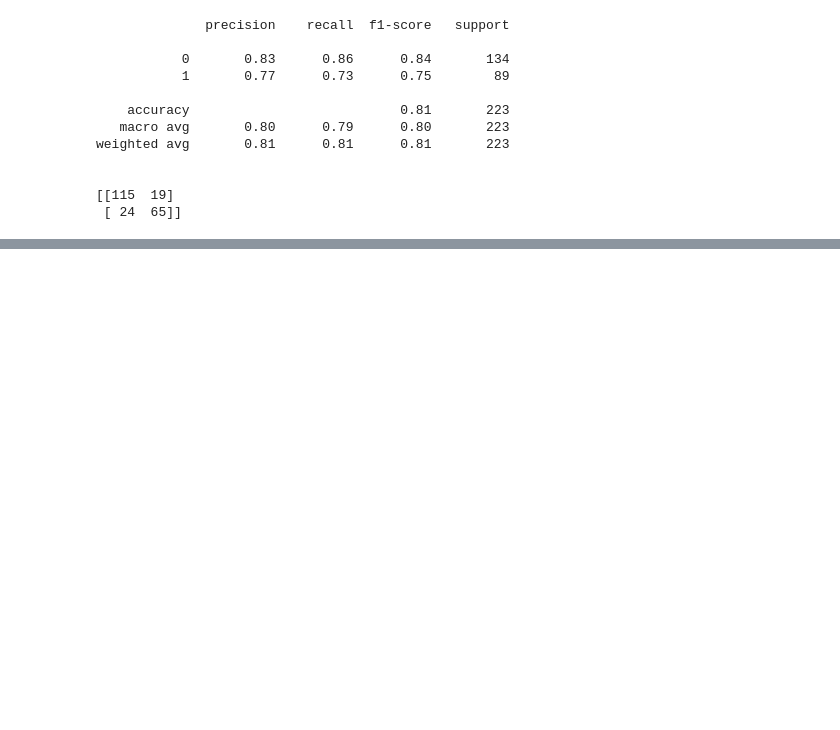
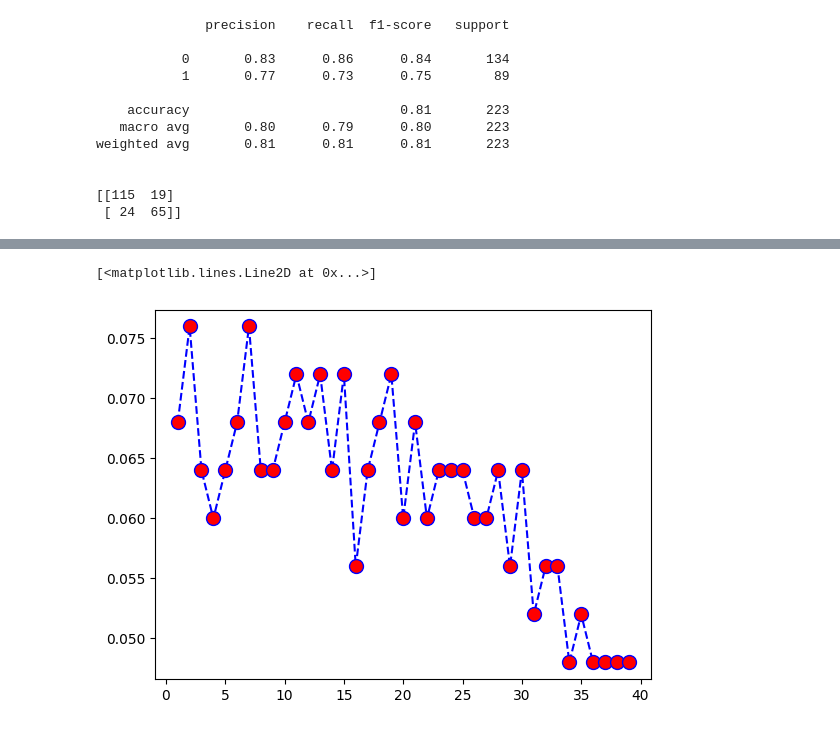
Before and after one commit to musakazim-1397/ML_models, a Jupyter notebook: ML.ipynb, the cells around one changed output, grey strips where cells are left out. Saved outputs shown, nothing was run; the diff lists cells and outputs as text; code cells hidden in the pictures; blank space fills up the shorter version.

```diff
--- a/ML.ipynb
+++ b/ML.ipynb
@@ -341,3 +341,8 @@ weighted avg       0.81      0.81      0.81       223
 
 [[115  19]
  [ 24  65]]
+# %%
+#k nearest neighbors
+#KNN needs the data to be standardized
+df= pd.read_csv('./Classified Data.csv', index_col=0)
+df.head()
@@ -343,0 +356,6 @@ weighted avg       0.81      0.81      0.81       223
+# %%
+from sklearn.preprocessing import StandardScaler
+scaler= StandardScaler()
+scaled_df= scaler.fit_transform(df.drop('TARGET CLASS', axis=1))
+df_nm= pd.DataFrame(scaled_df, columns=df.columns[:-1])
+df_nm.head()
@@ -343,0 +369,10 @@ weighted avg       0.81      0.81      0.81       223
+# %%
+#after the data is normalized we need to train our model
+X= df_nm
+y= df['TARGET CLASS']
+from sklearn.model_selection import train_test_split
+X_train, X_test, y_train, y_test= train_test_split(X,y)
+# %%
+from sklearn.neighbors import KNeighborsClassifier
+knn= KNeighborsClassifier(n_neighbors=1)
+knn.fit(X_train,y_train)
@@ -343,0 +399,13 @@ weighted avg       0.81      0.81      0.81       223
+# %%
+#finding best k through elbow method
+error_rate =[]
+for i in range(1,40):
+    knn= KNeighborsClassifier(n_neighbors=i)
+    knn.fit(X_train,y_train)
+    preds= knn.predict(X_test)
+    error_rate.append(np.mean(preds!=y_test))
+
+plt.plot(range(1,40), error_rate, color='blue', marker='o', ls='--',markerfacecolor='red', markersize=10)
+# %% [output]
+[<matplotlib.lines.Line2D at 0x...>]
+[figure, added]
```
Also changed, not shown: parts of 4 cells of this notebook.
